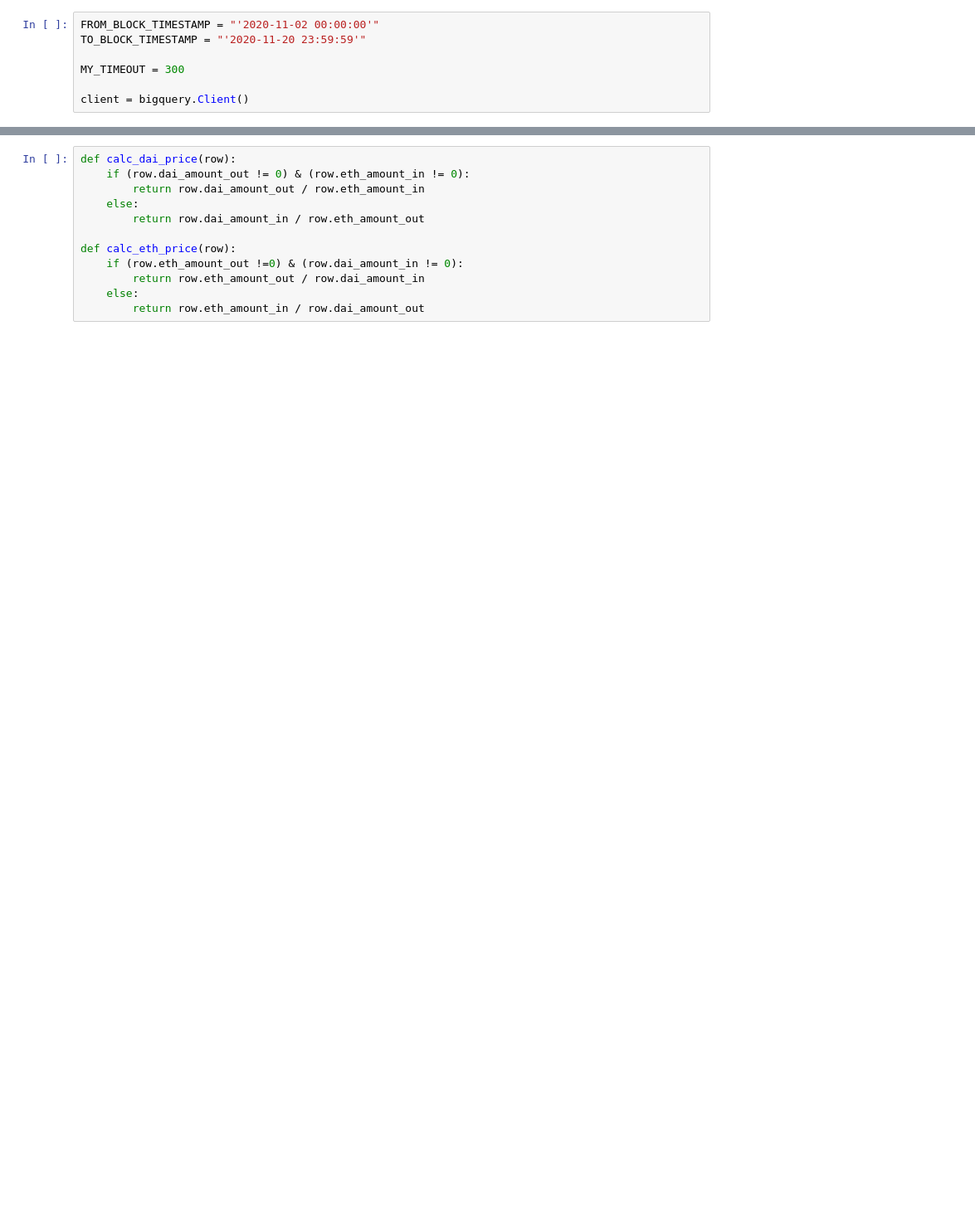
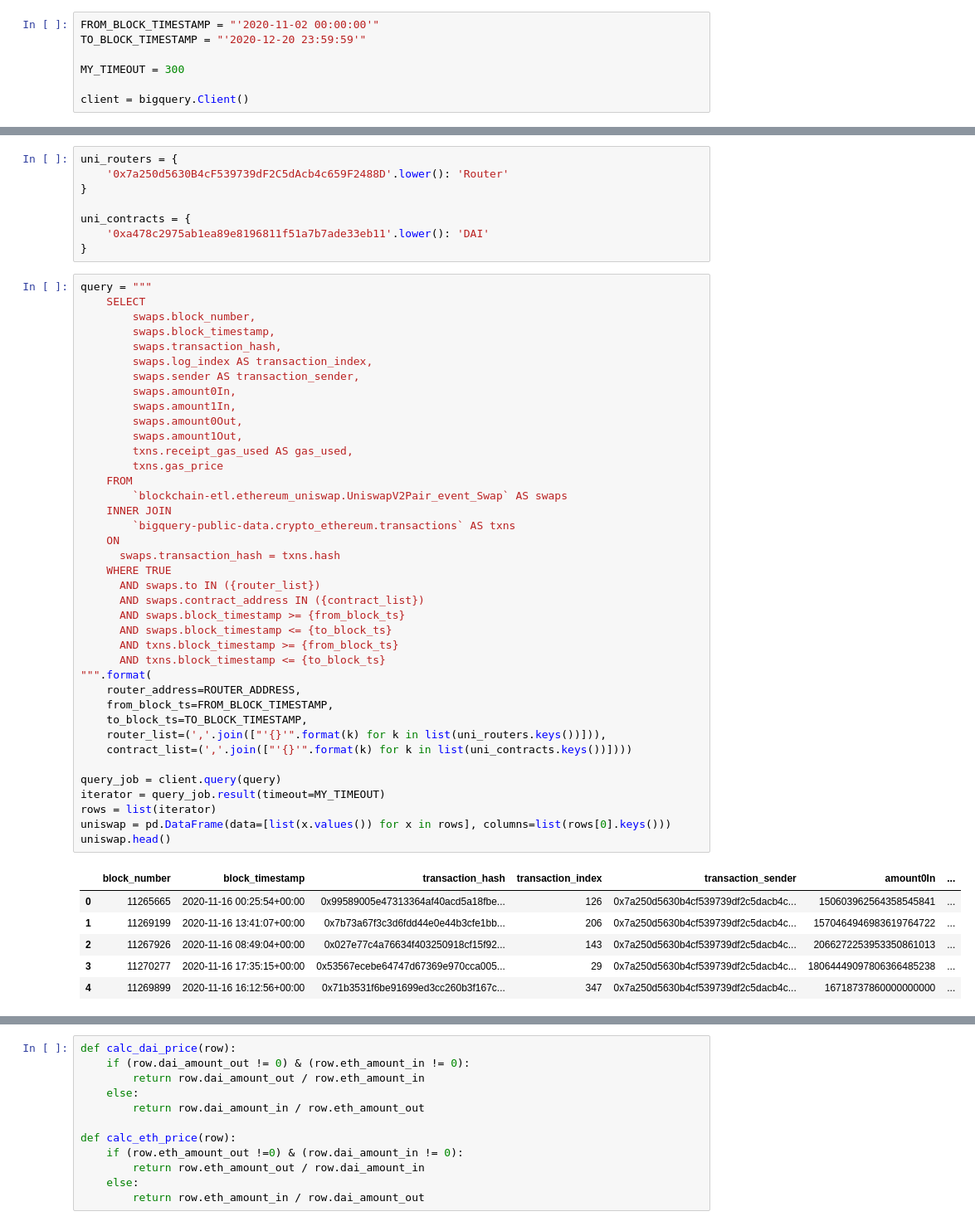
Before and after one commit to neo-empresarial/balancer-bigquery-analysis, a Jupyter notebook: notebooks/balancer-bigquery.ipynb, the cells around one changed output, grey strips where cells are left out. Shown at 83% size. Drawn from its saved outputs; the diff is of its cells as text; blank space fills up the shorter version.

```diff
--- a/notebooks/balancer-bigquery.ipynb
+++ b/notebooks/balancer-bigquery.ipynb
@@ -11,6 +12,6 @@ os.environ["GOOGLE_APPLICATION_CREDENTIALS"] = "../../cloud_key.json"
 # %%
 FROM_BLOCK_TIMESTAMP = "'2020-11-02 00:00:00'"
-TO_BLOCK_TIMESTAMP = "'2020-11-20 23:59:59'"
+TO_BLOCK_TIMESTAMP = "'2020-12-20 23:59:59'"
 
 MY_TIMEOUT = 300
 
@@ -38 +21,55 @@ uniswap.rename(columns=
+# %%
+uni_routers = {
+    '0x7a250d5630B4cF539739dF2C5dAcb4c659F2488D'.lower(): 'Router'
+}
+
+uni_contracts = {
+    '0xa478c2975ab1ea89e8196811f51a7b7ade33eb11'.lower(): 'DAI'
+}
+# %%
+query = """
+    SELECT
+        swaps.block_number,
+        swaps.block_timestamp,
+        swaps.transaction_hash,
+        swaps.log_index AS transaction_index,
+        swaps.sender AS transaction_sender,
+        swaps.amount0In,
+        swaps.amount1In,
+        swaps.amount0Out,
+        swaps.amount1Out,
+        txns.receipt_gas_used AS gas_used,
+        txns.gas_price
+    FROM
+        `blockchain-etl.ethereum_uniswap.UniswapV2Pair_event_Swap` AS swaps
+    INNER JOIN
+        `bigquery-public-data.crypto_ethereum.transactions` AS txns
+    ON
+      swaps.transaction_hash = txns.hash
+    WHERE TRUE
+      AND swaps.to IN ({router_list})
+      AND swaps.contract_address IN ({contract_list})
+      AND swaps.block_timestamp >= {from_block_ts}
+      AND swaps.block_timestamp <= {to_block_ts}
+      AND txns.block_timestamp >= {from_block_ts}
+      AND txns.block_timestamp <= {to_block_ts}
+""".format(
+    router_address=ROUTER_ADDRESS,
+    from_block_ts=FROM_BLOCK_TIMESTAMP,
+    to_block_ts=TO_BLOCK_TIMESTAMP,
+    router_list=(','.join(["'{}'".format(k) for k in list(uni_routers.keys())])),
+    contract_list=(','.join(["'{}'".format(k) for k in list(uni_contracts.keys())])))
+
+query_job = client.query(query)
+iterator = query_job.result(timeout=MY_TIMEOUT)
+rows = list(iterator)
+uniswap = pd.DataFrame(data=[list(x.values()) for x in rows], columns=list(rows[0].keys()))
+uniswap.head()
+# %% [output]
+|  | block_number | block_timestamp | transaction_hash | transaction_index | transaction_sender | amount0In | ... |
+| 0 | 11265665 | 2020-11-16 00:25:54+00:00 | 0x99589005e47313364af40acd5a18fbe... | 126 | 0x7a250d5630b4cf539739df2c5dacb4c... | 150603962564358545841 | ... |
+| 1 | 11269199 | 2020-11-16 13:41:07+00:00 | 0x7b73a67f3c3d6fdd44e0e44b3cfe1bb... | 206 | 0x7a250d5630b4cf539739df2c5dacb4c... | 1570464946983619764722 | ... |
+| 2 | 11267926 | 2020-11-16 08:49:04+00:00 | 0x027e77c4a76634f403250918cf15f92... | 143 | 0x7a250d5630b4cf539739df2c5dacb4c... | 2066272253953350861013 | ... |
+| 3 | 11270277 | 2020-11-16 17:35:15+00:00 | 0x53567ecebe64747d67369e970cca005... | 29 | 0x7a250d5630b4cf539739df2c5dacb4c... | 18064449097806366485238 | ... |
+| 4 | 11269899 | 2020-11-16 16:12:56+00:00 | 0x71b3531f6be91699ed3cc260b3f167c... | 347 | 0x7a250d5630b4cf539739df2c5dacb4c... | 16718737860000000000 | ... |
 # %%
```
Also changed, not shown: parts of 30 cells of this notebook.
